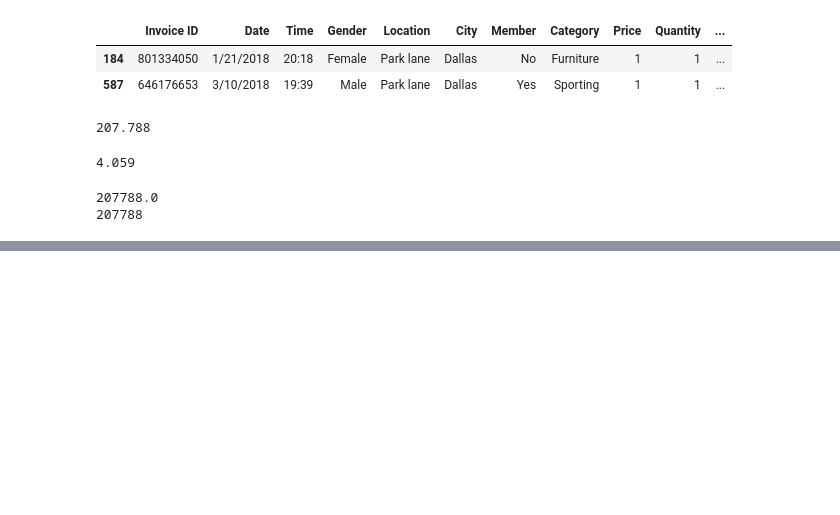
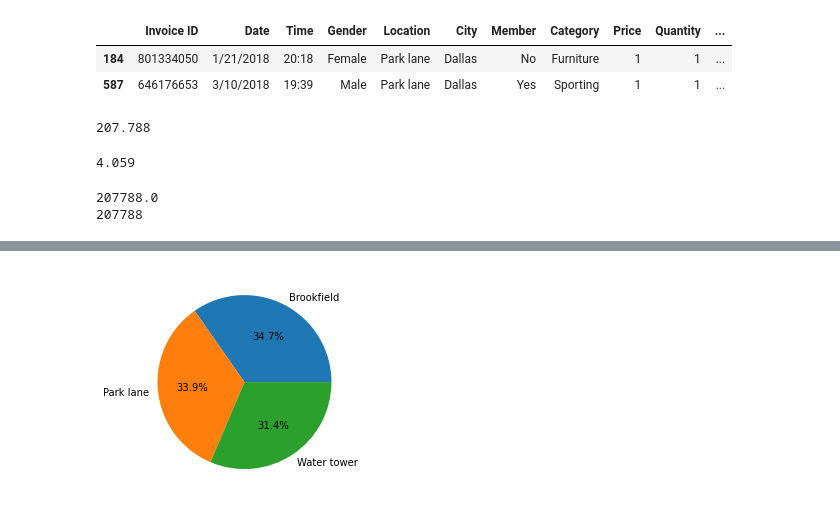
Before and after one commit to GermanChiocchia/EjercitacionCourseraMasterClass, a Jupyter notebook: py_using_jupyter/analysing_supermarket_sales_data.ipynb, the cells around one changed output, grey strips where cells are left out. Cells and saved outputs as stored; diff of their text form; code cells hidden in the pictures; blank space fills up the shorter version.

```diff
--- a/py_using_jupyter/analysing_supermarket_sales_data.ipynb
+++ b/py_using_jupyter/analysing_supermarket_sales_data.ipynb
@@ -195,0 +242,5 @@ print(sales.sum()['Total'])
+# %%
+plt.pie(sales.groupby('Location').sum()['Total'], labels = location, autopct='%1.1f%%')
+plt.show()
+# %% [output]
+[figure, added]
```
Also changed, not shown: parts of 25 cells of this notebook.
